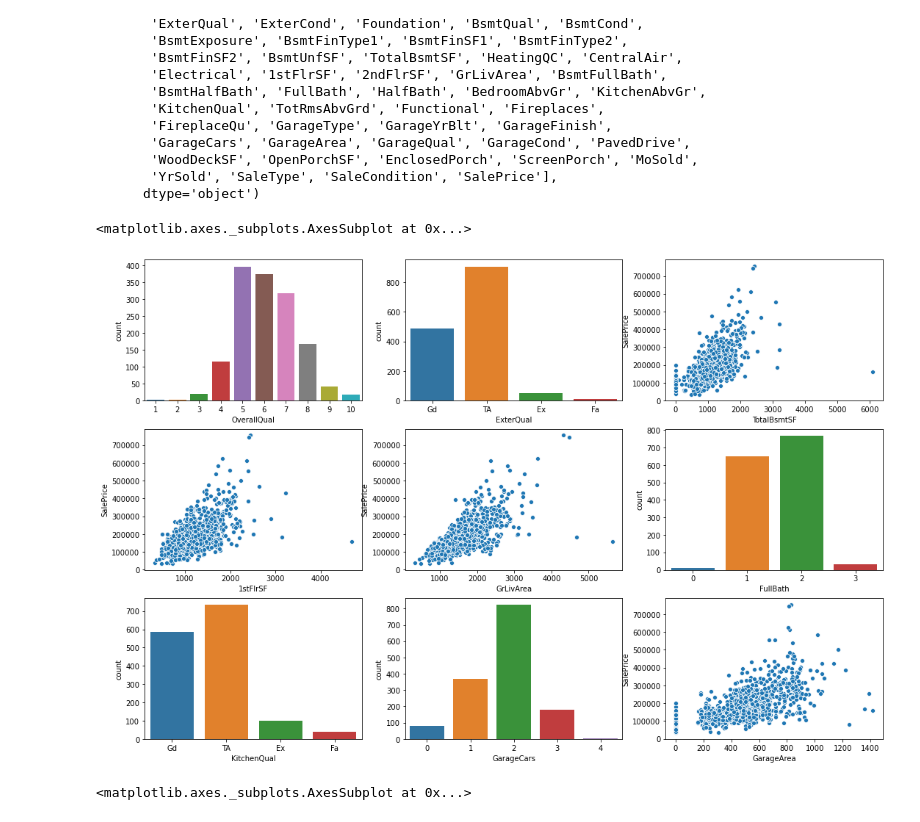
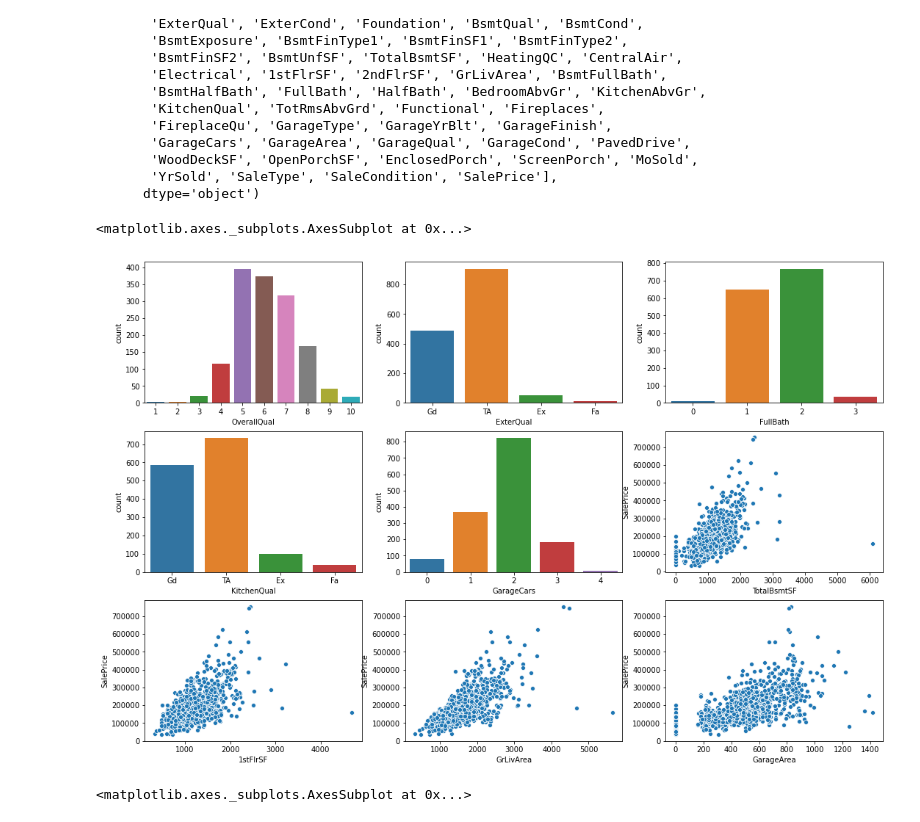
Before and after one commit to aquarius101204/DataScienceCapstoneProjects, a Jupyter notebook: 2ndCapstoneProject/House Prices/18.3.1_Modeling_Final_Revised.ipynb, the cells around one changed output. Saved outputs shown, nothing was run; the diff lists cells and outputs as text; code cells hidden in the pictures.

```diff
--- a/2ndCapstoneProject/House Prices/18.3.1_Modeling_Final_Revised.ipynb
+++ b/2ndCapstoneProject/House Prices/18.3.1_Modeling_Final_Revised.ipynb
@@ -2051,21 +2051,22 @@ Index(['MSSubClass', 'MSZoning', 'LotArea', 'LotShape', 'LandContour',
 # %%
 # Visualize each features
 figure, ((ax1, ax2, ax3), (ax4, ax5, ax6), (ax7, ax8, ax9)) = plt.subplots(nrows=3, ncols=3)
 figure.set_size_inches(18, 12)
 
 # Use countplot for discrete columns and scatterplot for continuous columns
 sns.countplot(data=df, x="OverallQual", ax=ax1)
 sns.countplot(data=df, x="ExterQual", ax=ax2)
-sns.scatterplot(data=df, x="TotalBsmtSF", y="SalePrice", ax=ax3)
-sns.scatterplot(data=df, x="1stFlrSF", y="SalePrice", ax=ax4)
-sns.scatterplot(data=df, x="GrLivArea", y="SalePrice", ax=ax5)
-sns.countplot(data=df, x="FullBath", ax=ax6)
-sns.countplot(data=df, x="KitchenQual", ax=ax7)
-sns.countplot(data=df, x="GarageCars", ax=ax8)
+sns.countplot(data=df, x="FullBath", ax=ax3)
+sns.countplot(data=df, x="KitchenQual", ax=ax4)
+sns.countplot(data=df, x="GarageCars", ax=ax5)
+sns.scatterplot(data=df, x="TotalBsmtSF", y="SalePrice", ax=ax6)
+sns.scatterplot(data=df, x="1stFlrSF", y="SalePrice", ax=ax7)
+sns.scatterplot(data=df, x="GrLivArea", y="SalePrice", ax=ax8)
 sns.scatterplot(data=df, x="GarageArea", y="SalePrice", ax=ax9)
+plt.show()
 # %% [output]
 <matplotlib.axes._subplots.AxesSubplot at 0x...>
-[figure, old version]
+[figure, new version]
 # %%
 # Visualize each features
 figure, ((ax1, ax2), (ax3, ax4)) = plt.subplots(nrows=2, ncols=2)
```
Also changed, not shown: parts of 60 cells of this notebook.
